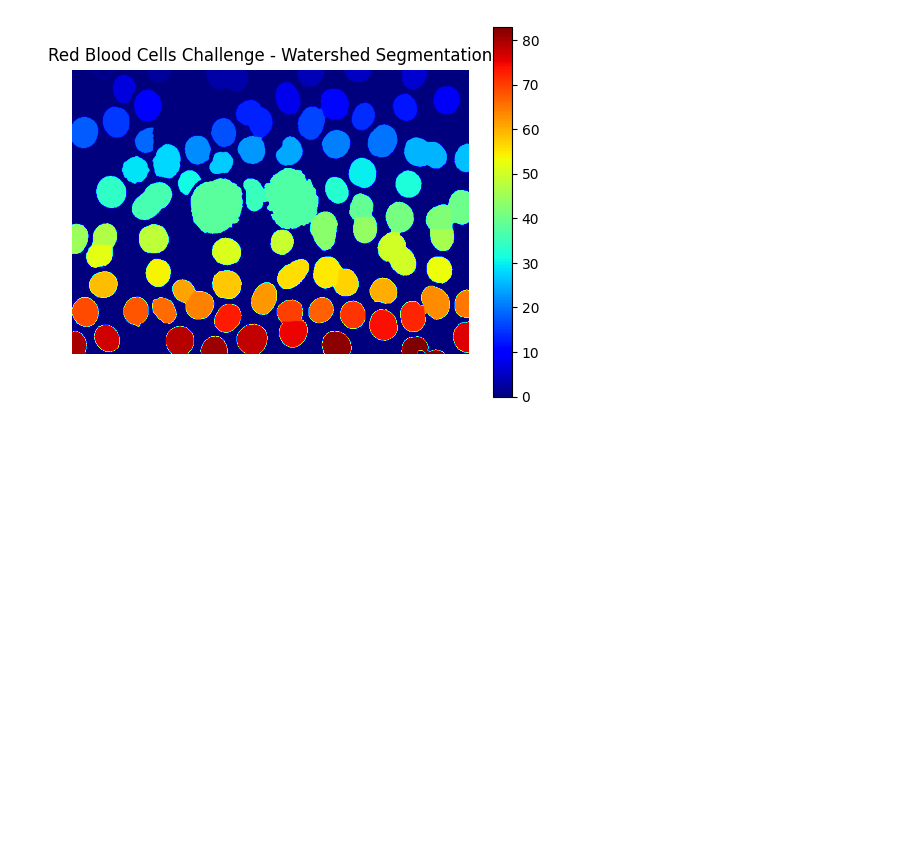
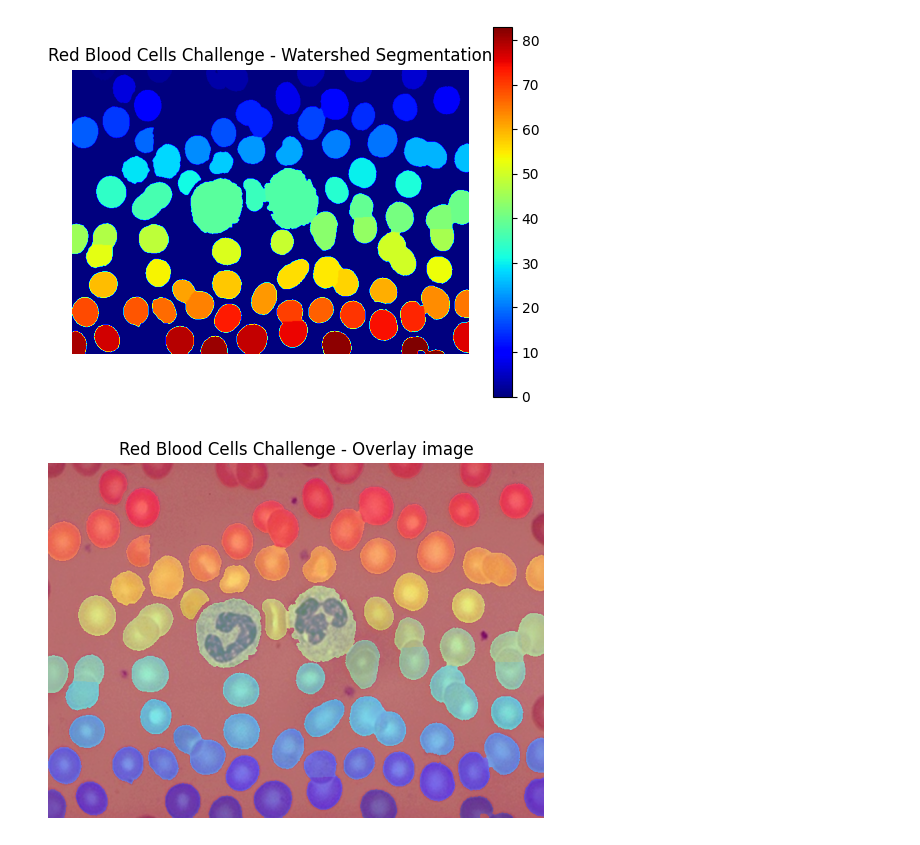
Before and after one commit to Rogerio-Chaves/Image-Segmentation, a Jupyter notebook: 001_Classical_Techniques/005_Watershed_Segmentation/003_Watershed_RBC-Challenge.ipynb, the cells around one changed output. Cells and saved outputs as stored; diff of their text form; code cells hidden in the pictures; blank space fills up the shorter version.

Commit message:
The rbc challenge file (watershed segmentation) has updated (image overlay example).

```diff
--- a/001_Classical_Techniques/005_Watershed_Segmentation/003_Watershed_RBC-Challenge.ipynb
+++ b/001_Classical_Techniques/005_Watershed_Segmentation/003_Watershed_RBC-Challenge.ipynb
@@ -123,3 +123,21 @@ plt.colorbar()
 plt.show()
 # %% [output]
 [figure]
+# %%
+# Normalization of color scale.
+cmap = plt.cm.jet
+norm = plt.Normalize(labels.min(), labels.max())
+watershed_segmentation = cmap(norm(labels))
+# %%
+# Pixels normalization.
+watershed_segmentation = ((watershed_segmentation * 255).astype(np.uint8))
+watershed_segmentation = cv2.cvtColor(watershed_segmentation, cv2.COLOR_RGB2BGR)
+# %%
+overlay_image = cv2.addWeighted(watershed_segmentation, 0.5, image, 0.5, 0)
+
+plt.imshow(overlay_image)
+plt.title(f'{title} - Overlay image')
+plt.axis('off')
+plt.show()
+# %% [output]
+[figure, added]
```
